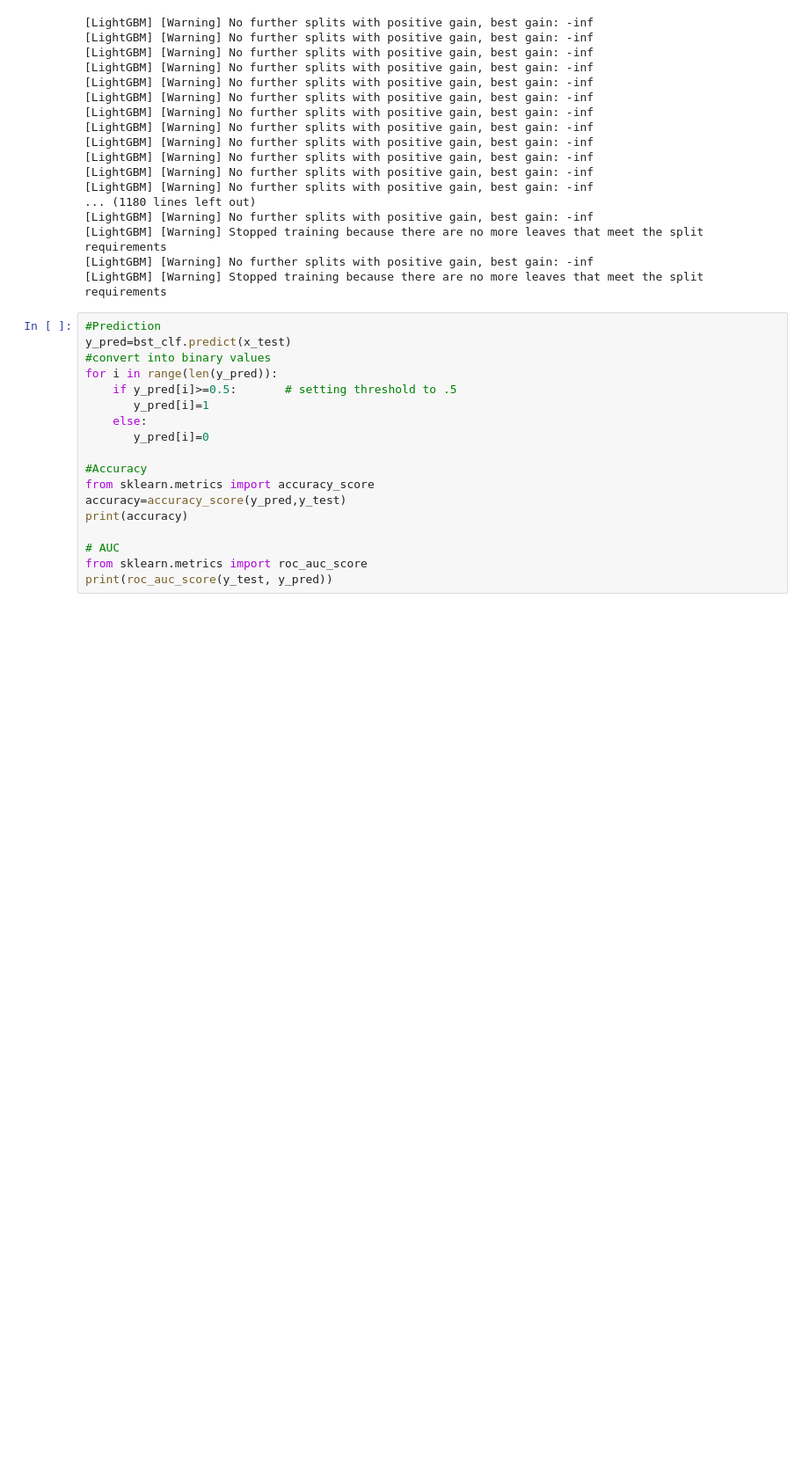
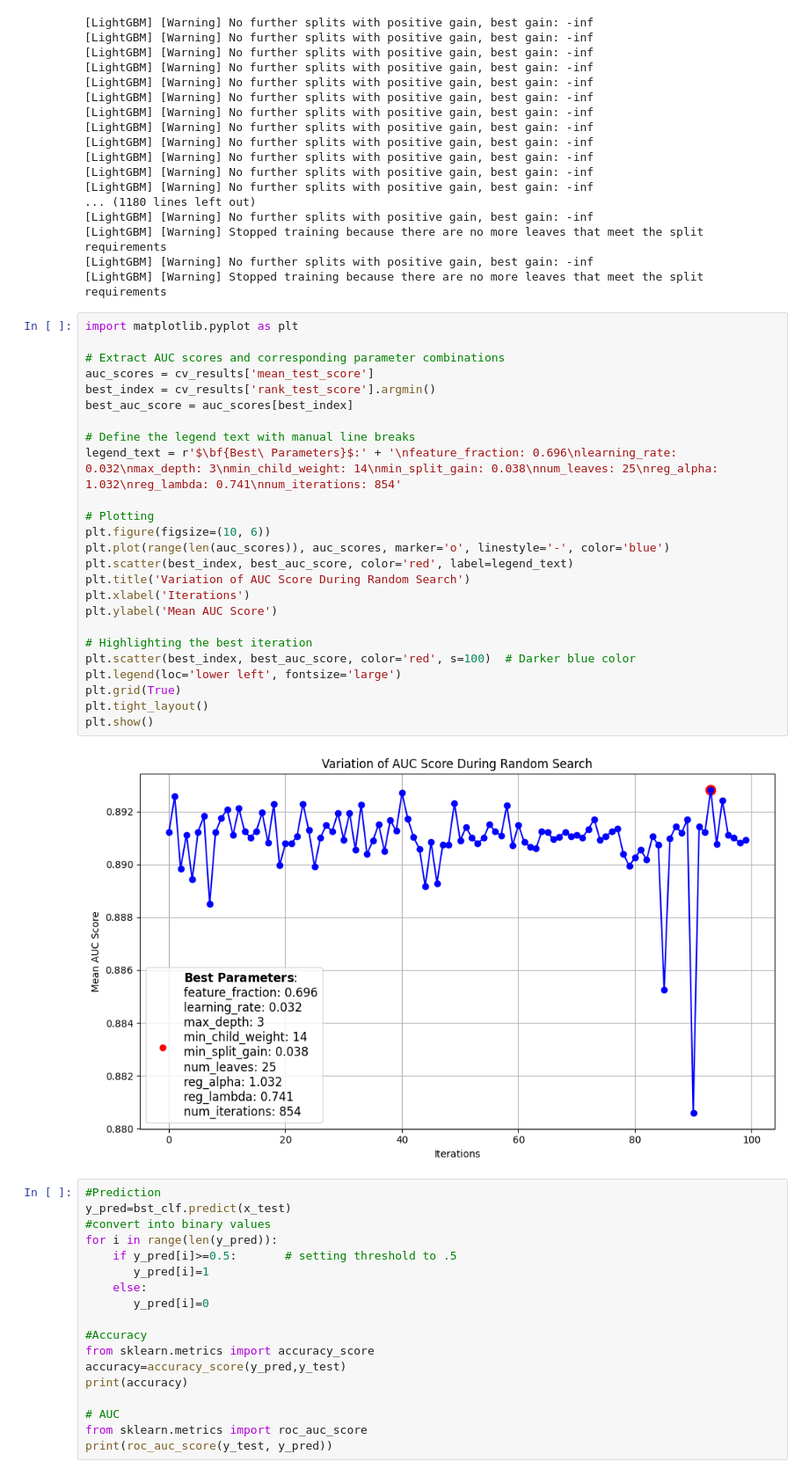
Before and after one commit to NeerajSura/PML, a Jupyter notebook: LinkPrediction/PML_Project1.ipynb, the cells around one changed output. Shown at 88% size. Saved outputs shown, nothing was run; the diff lists cells and outputs as text; blank space fills up the shorter version.

Commit message:
add best prediction code

```diff
--- a/LinkPrediction/PML_Project1.ipynb
+++ b/LinkPrediction/PML_Project1.ipynb
@@ -656,6 +656,33 @@ You can set `force_col_wise=true` to remove the overhead.
 [LightGBM] [Warning] Stopped training because there are no more leaves that meet the split requirements
 [LightGBM] [Warning] No further splits with positive gain, best gain: -inf
 [LightGBM] [Warning] Stopped training because there are no more leaves that meet the split requirements
+# %%
+import matplotlib.pyplot as plt
+
+# Extract AUC scores and corresponding parameter combinations
+auc_scores = cv_results['mean_test_score']
+best_index = cv_results['rank_test_score'].argmin()
+best_auc_score = auc_scores[best_index]
+
+# Define the legend text with manual line breaks
+legend_text = r'$\bf{Best\ Parameters}$:' + '\nfeature_fraction: 0.696\nlearning_rate: 0.032\nmax_depth: 3\nmin_child_weight: 14\nmin_split_gain: 0.038\nnum_leaves: 25\nreg_alpha: 1.032\nreg_lambda: 0.741\nnum_iterations: 854'
+
+# Plotting
+plt.figure(figsize=(10, 6))
+plt.plot(range(len(auc_scores)), auc_scores, marker='o', linestyle='-', color='blue')
+plt.scatter(best_index, best_auc_score, color='red', label=legend_text)
+plt.title('Variation of AUC Score During Random Search')
+plt.xlabel('Iterations')
+plt.ylabel('Mean AUC Score')
+
+# Highlighting the best iteration
+plt.scatter(best_index, best_auc_score, color='red', s=100)  # Darker blue color
+plt.legend(loc='lower left', fontsize='large')
+plt.grid(True)
+plt.tight_layout()
+plt.show()
+# %% [output]
+[figure, added]
 # %%
 #Prediction
 y_pred=bst_clf.predict(x_test)
```
